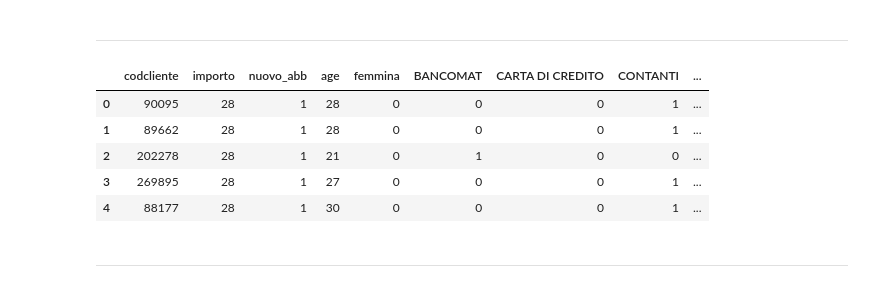
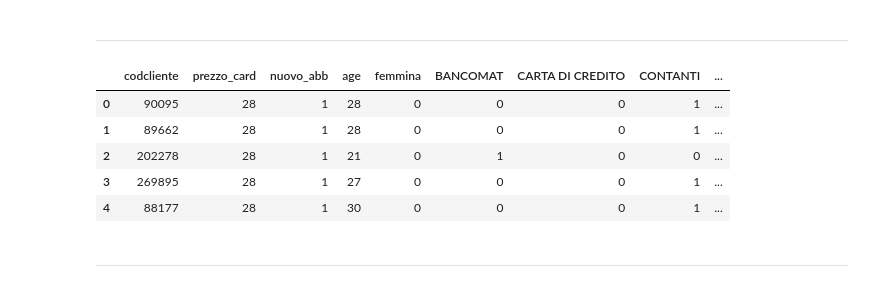
Before and after one commit to MattiaBrocco/Business-Analytics-Project, a Jupyter notebook: Business_Analytics_project.ipynb, the cells around one changed output. Saved outputs shown, nothing was run; the diff lists cells and outputs as text; code cells hidden in the pictures.

```diff
--- a/Business_Analytics_project.ipynb
+++ b/Business_Analytics_project.ipynb
@@ -83,7 +82,7 @@ an13.drop(["sesso","tipo_pag","data_nascita"], axis = 1, inplace = True)
 comunes = pd.read_csv("comuni_done.csv", sep = ";")
 comunes.drop(["Unnamed: 0", "codice","zona__codice","zona__nome",
               "regione__codice","regione__nome","provincia__codice","provincia__nome",
-              "codiceCatastale","CAP","popolazione"], axis = 1, inplace = True)
+              "codiceCatastale","CAP", "popolazione"], axis = 1, inplace = True)
 comunes["nome"] = comunes["nome"].str.upper()
 comunes.rename({"nome": "comune"}, axis = 1, inplace = True)
 
@@ -93,34 +92,36 @@ comunes.rename({"nome": "comune"}, axis = 1, inplace = True)
 an13 = an13.merge(comunes, how = "left", on = "comune")
 
 # The following column is to replace NaN values of "sigla" according to the
 # dictionary above, and eventually to reduce its dimensionality to 3
 an13["sigla"] = cle.provs(an13)
 
 # From the updated column "sigla" it was possible to create
 # the dummies and attached them on the right side of an13.
 an13 = pd.concat([an13, pd.get_dummies(an13["sigla"], drop_first = True)], axis = 1)
 an13.drop(["comune","sigla"], axis = 1, inplace = True)
 
 # Finally, the last column whose dimensionality needed a reduction was
 # "agenzia_tipo", that was broken down into 5 aspects based on conceptual
 # clusters of the original values. Then the column is added to "an13" and dropped
 an13["agenzia_tipo"] = cle.reduce_agency(an13)
 an13 = pd.concat([an13, pd.get_dummies(an13["agenzia_tipo"], drop_first = True)], axis = 1)
 an13.drop(["agenzia_tipo"], axis = 1, inplace = True)
 
 # At last, we created the column of the day of the year
 # in which a customer purchased their subscription.
 an13["data_inizio"] = pd.to_datetime(an13["data_inizio"], format = "%d/%m/%Y %H:%M")
 an13["day_y_purchase"] = [int(x.strftime('%j')) for x in an13["data_inizio"]]
 an13.drop("data_inizio", axis = 1, inplace = True)
 
+an13.rename({"importo": "prezzo_card"}, axis = 1, inplace = True)
+
 # Convert the dummies created into categorical variables
 for c in an13.columns[9:15]:
     an13[c] = pd.Categorical(an13[c])
 
 an13.head()
 # %% [output]
-|  | codcliente | importo | nuovo_abb | age | femmina | BANCOMAT | CARTA DI CREDITO | CONTANTI | ... |
+|  | codcliente | prezzo_card | nuovo_abb | age | femmina | BANCOMAT | CARTA DI CREDITO | CONTANTI | ... |
 | 0 | 90095 | 28 | 1 | 28 | 0 | 0 | 0 | 1 | ... |
 | 1 | 89662 | 28 | 1 | 28 | 0 | 0 | 0 | 1 | ... |
 | 2 | 202278 | 28 | 1 | 21 | 0 | 1 | 0 | 0 | ... |
```
Also changed, not shown: parts of 22 cells of this notebook, 1 other file.
